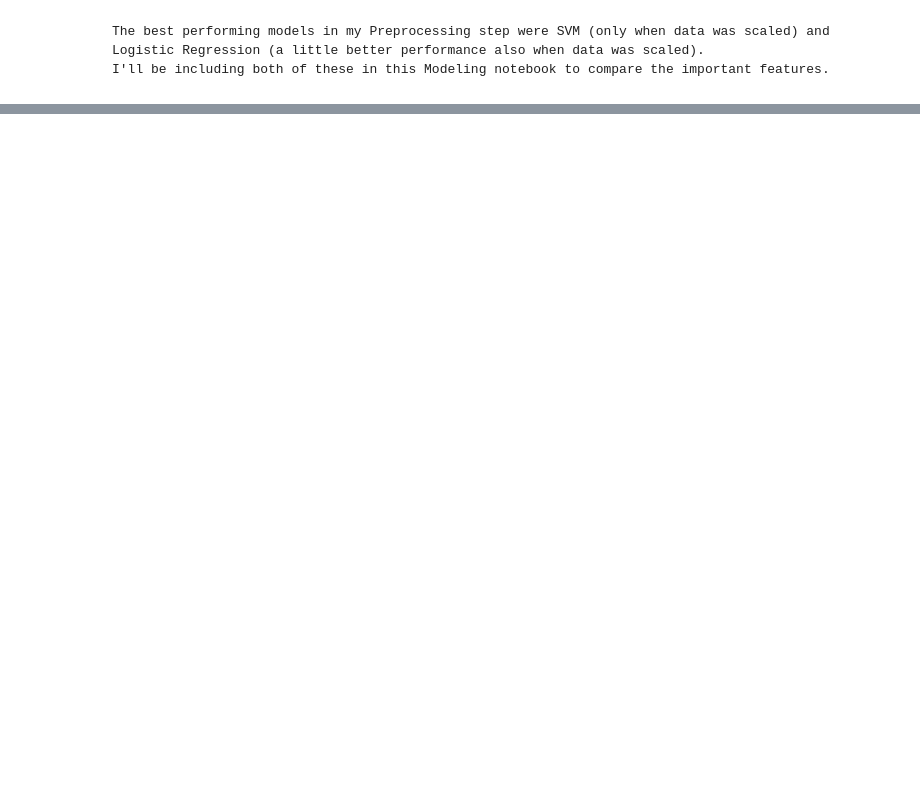
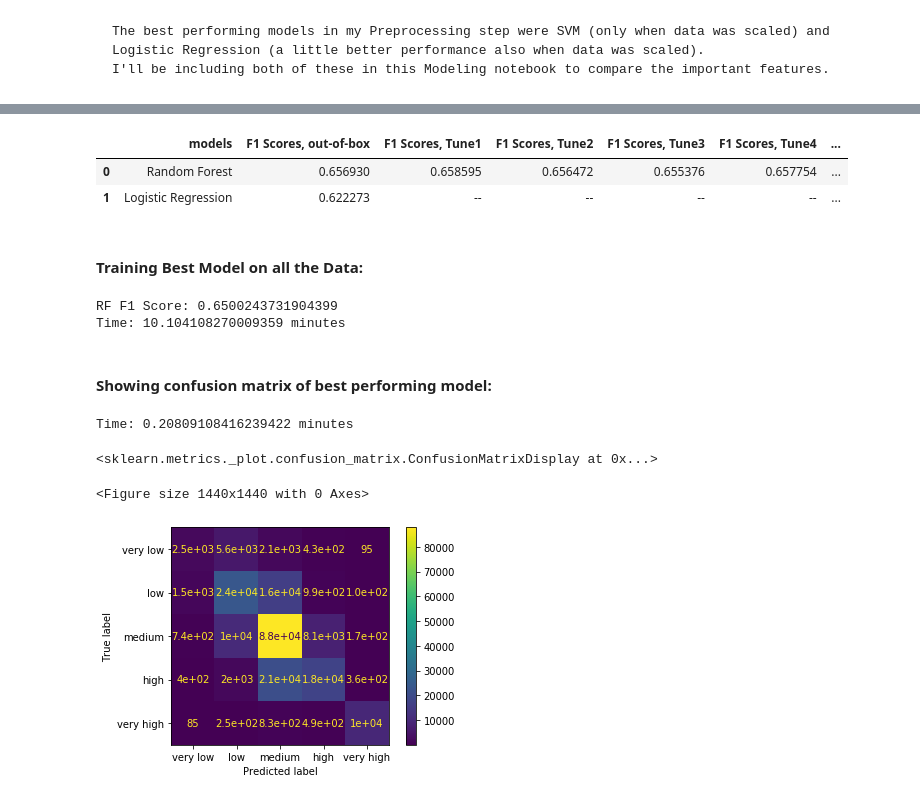
Before and after one commit to vizziviz/Medicare_coverage_disparities, a Jupyter notebook: models/Modeling2.ipynb, the cells around one changed output, grey strips where cells are left out. Drawn from its saved outputs; the diff is of its cells as text; code cells hidden in the pictures; blank space fills up the shorter version.

```diff
--- a/models/Modeling2.ipynb
+++ b/models/Modeling2.ipynb
@@ -36,5 +36,6 @@ os.getcwd()
 # %% [output]
 '/Users/Livi/Projects/Black_mental_health/models'
 # %%
-X = pd.read_csv('../data/processed/feature_matrix_scaled_PT.csv', index_col=0)
-X.head()
+df = pd.read_csv('../data/interim/features_and_target2_pre_get_dummies.csv', index_col=0)
+y = df.payrate_level
+X = pd.get_dummies(df.drop(columns='payrate_level'))
@@ -49,3 +41,0 @@ X.head()
-# %%
-y = pd.read_csv('../data/processed/target_array.csv', index_col=0)
-y.head()
@@ -218,0 +458,13 @@ I didn't scale my date before modeling here, both because I may want to say that
+# %%
+scores = pd.DataFrame({'models':['Random Forest', 'Logistic Regression'],
+             'F1 Scores, out-of-box': [f1_rf.mean(), f1_lr.mean()],
+                      'F1 Scores, Tune1':[f1_rf_tune1.mean(), '--'],
+                      'F1 Scores, Tune2': [f1_rf_tune2.mean(), '--'],
+                      'F1 Scores, Tune3': [f1_rf_tune3.mean(), '--'],
+                      'F1 Scores, Tune4': [f1_rf_tune4.mean(), '--'],
+                      'F1 Scores, Tune5': [f1_rf_tune5.mean(), '--']})
+scores
+# %% [output]
+|  | models | F1 Scores, out-of-box | F1 Scores, Tune1 | F1 Scores, Tune2 | F1 Scores, Tune3 | F1 Scores, Tune4 | ... |
+| 0 | Random Forest | 0.656930 | 0.658595 | 0.656472 | 0.655376 | 0.657754 | ... |
+| 1 | Logistic Regression | 0.622273 | -- | -- | -- | -- | ... |
@@ -218,0 +473,46 @@ I didn't scale my date before modeling here, both because I may want to say that
+# %% [markdown]
+#### Training Best Model on all the Data:
+# %%
+import time
+from sklearn.ensemble import RandomForestClassifier
+from sklearn.metrics import f1_score
+
+X_train, X_test, y_train, y_test = train_test_split(X, y.values.ravel(), test_size = 0.2, random_state=2)
+
+rf_best = RandomForestClassifier(n_jobs=-1, max_depth=40, max_features=25, n_estimators=100)
+
+start = time.time()
+
+rf_best.fit(X_train, y_train)
+ypred_rf_best = rf_best.predict(X_test)
+f1_rf_best = f1_score(y_test, ypred_rf_best, average='weighted')
+
+
+end= time.time()
+total = end - start
+
+print('RF F1 Score:', f1_rf_best)
+print("Time:", total/60, "minutes")
+# %% [output]
+RF F1 Score: 0.6500243731904399
+Time: 10.104108270009359 minutes
+# %% [markdown]
+#### Showing confusion matrix of best performing model:
+# %%
+from sklearn.metrics import plot_confusion_matrix
+
+start = time.time()
+
+plt.figure(figsize=(20,20))
+z = plot_confusion_matrix(rf_best, X_test, y_test, labels=['very low','low','medium','high','very high'])
+plt.savefig('confusion_matrix_RF_best.png')
+
+end=time.time()
+
+print('Time:', (end-start)/60, 'minutes')
+z
+# %% [output]
+Time: 0.20809108416239422 minutes
+<sklearn.metrics._plot.confusion_matrix.ConfusionMatrixDisplay at 0x...>
+<Figure size 1440x1440 with 0 Axes>
+[figure, added]
```
Also changed, not shown: parts of 67 cells of this notebook, 12 other files.
